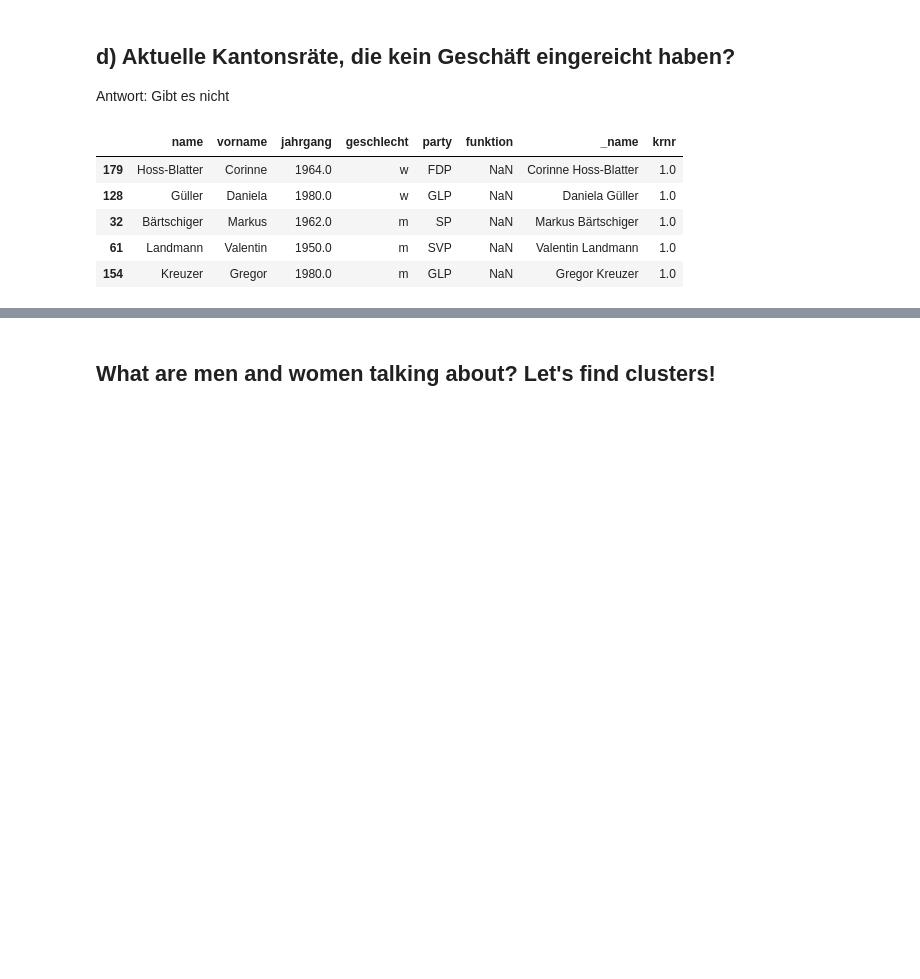
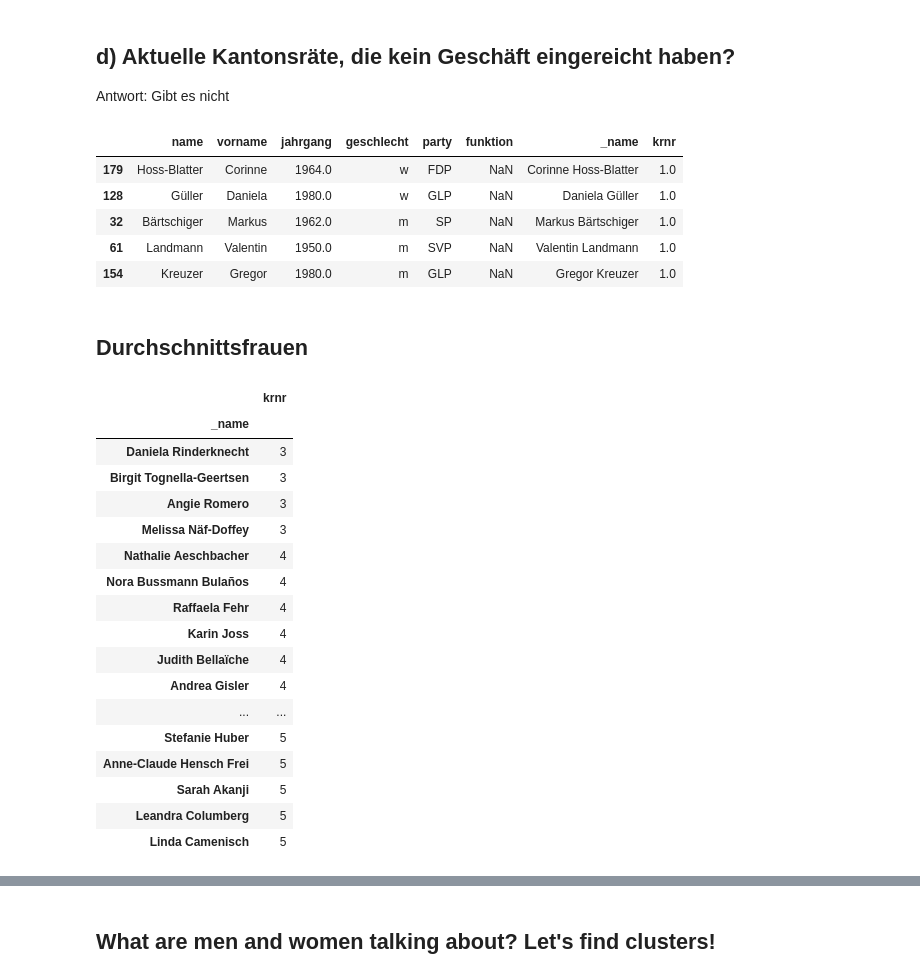
Before and after one commit to simonhuwiler/nzz_zh_kantonsrat, a Jupyter notebook: src/7_geschaefte_analyse.ipynb, the cells around one changed output, grey strips where cells are left out. Cells and saved outputs as stored; diff of their text form; code cells hidden in the pictures; blank space fills up the shorter version.

```diff
--- a/src/7_geschaefte_analyse.ipynb
+++ b/src/7_geschaefte_analyse.ipynb
@@ -318,3 +318,42 @@ df.sort_values('krnr').head()
 | 32 | Bärtschiger | Markus | 1962.0 | m | SP | NaN | Markus Bärtschiger | 1.0 |
 | 61 | Landmann | Valentin | 1950.0 | m | SVP | NaN | Valentin Landmann | 1.0 |
 | 154 | Kreuzer | Gregor | 1980.0 | m | GLP | NaN | Gregor Kreuzer | 1.0 |
+# %% [markdown]
+## Durchschnittsfrauen
+# %%
+df = df_raw[df_raw.erstunterzeichneristkantonsrat == True]
+
+# Only 2018
+df = df[df.session >= 2018]
+
+# Only women
+df = df[df.geschlecht == 'w']
+
+df = df.groupby('_name').agg({
+    'krnr': 'count'
+    })
+
+df = df.sort_values('krnr')
+
+#df = pd.pivot_table(df, index=['_name'], columns='session', values='start', aggfunc='count').fillna(0)
+mean_calc = df.krnr.median()
+df[df.krnr.between(mean_calc - 1, mean_calc + 1)]
+# %% [output]
+|  | krnr |
+| _name |  |
+| Daniela Rinderknecht | 3 |
+| Birgit Tognella-Geertsen | 3 |
+| Angie Romero | 3 |
+| Melissa Näf-Doffey | 3 |
+| Nathalie Aeschbacher | 4 |
+| Nora Bussmann Bulaños | 4 |
+| Raffaela Fehr | 4 |
+| Karin Joss | 4 |
+| Judith Bellaïche | 4 |
+| Andrea Gisler | 4 |
+| ... | ... |
+| Stefanie Huber | 5 |
+| Anne-Claude Hensch Frei | 5 |
+| Sarah Akanji | 5 |
+| Leandra Columberg | 5 |
+| Linda Camenisch | 5 |
```
Also changed, not shown: parts of 2 cells of this notebook, 1 other file.
